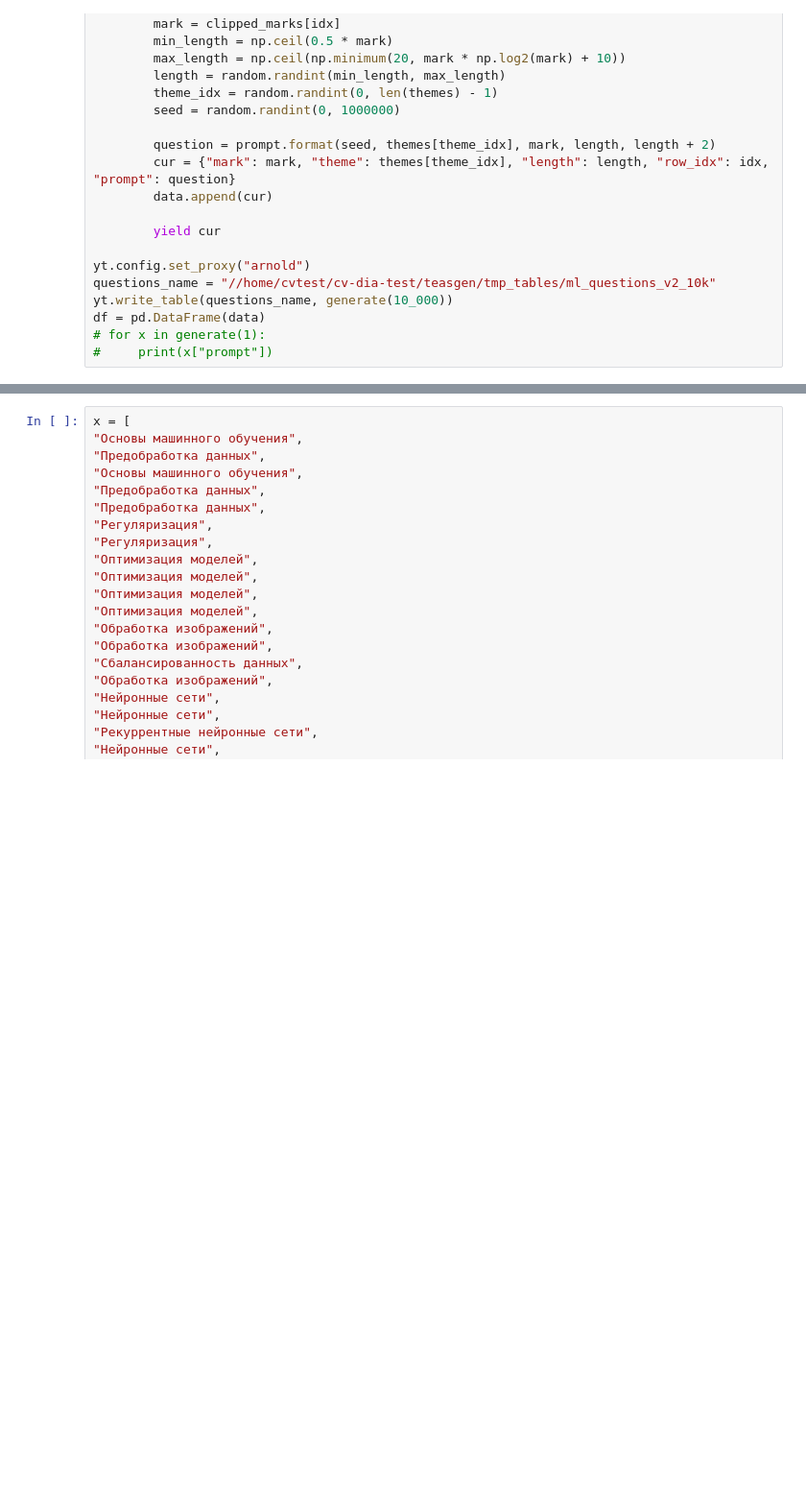
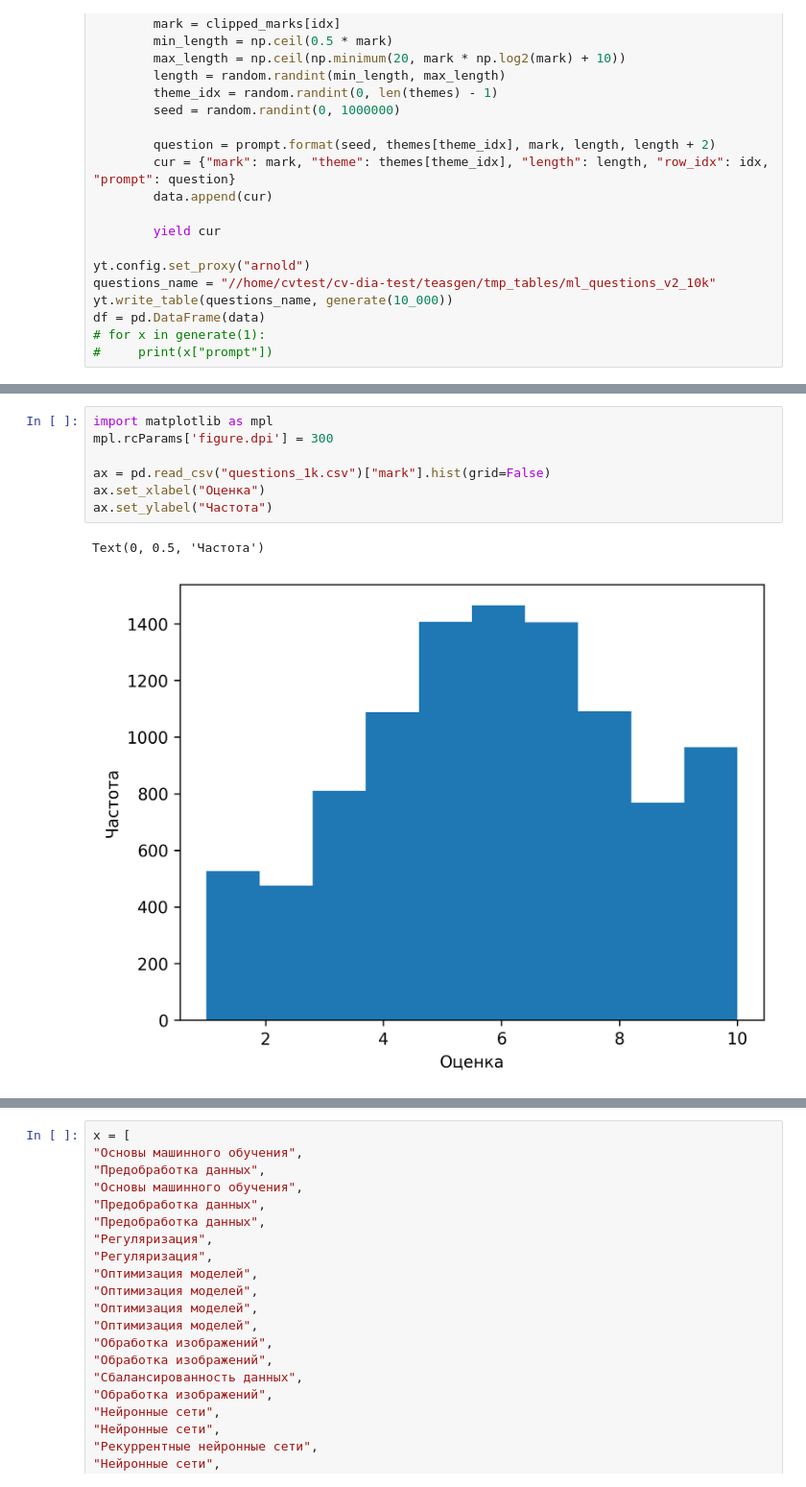
Before and after one commit to teasgen/WebMLSimulator, a Jupyter notebook: llm_backend/create_data_for_llm.ipynb, the cells around one changed output, grey strips where cells are left out. Shown: that part at 96% size. Cells and saved outputs as stored; diff of their text form; blank space fills up the shorter version.

```diff
--- a/llm_backend/create_data_for_llm.ipynb
+++ b/llm_backend/create_data_for_llm.ipynb
@@ -192,2 +187,12 @@ df.head()
+# %%
+import matplotlib as mpl
+mpl.rcParams['figure.dpi'] = 300
+
+ax = pd.read_csv("questions_1k.csv")["mark"].hist(grid=False)
+ax.set_xlabel("Оценка")
+ax.set_ylabel("Частота")
+# %% [output]
+Text(0, 0.5, 'Частота')
+[figure, added]
 # %%
 df.to_csv("questions_1k.csv")
```
Also changed, not shown: parts of 4 cells of this notebook, 7 other files.
